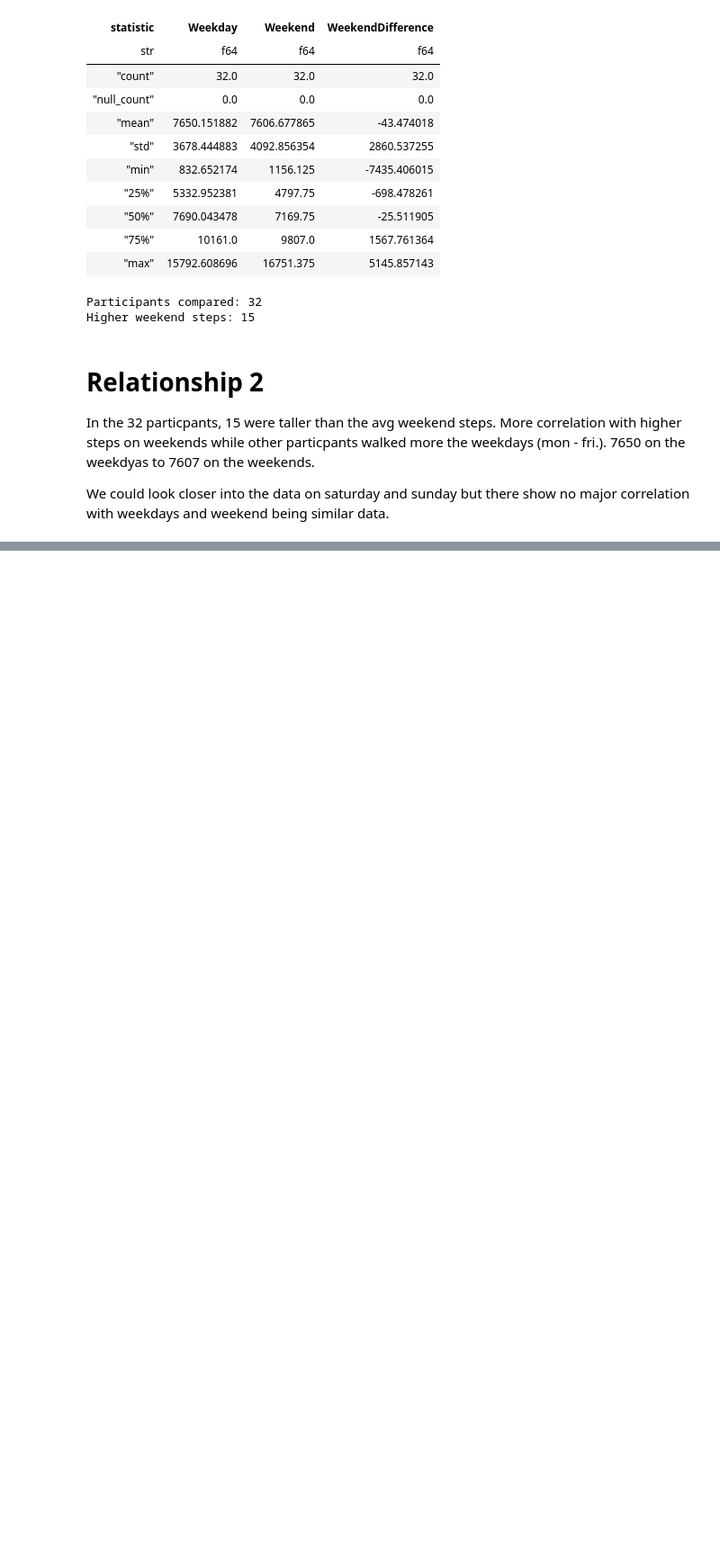
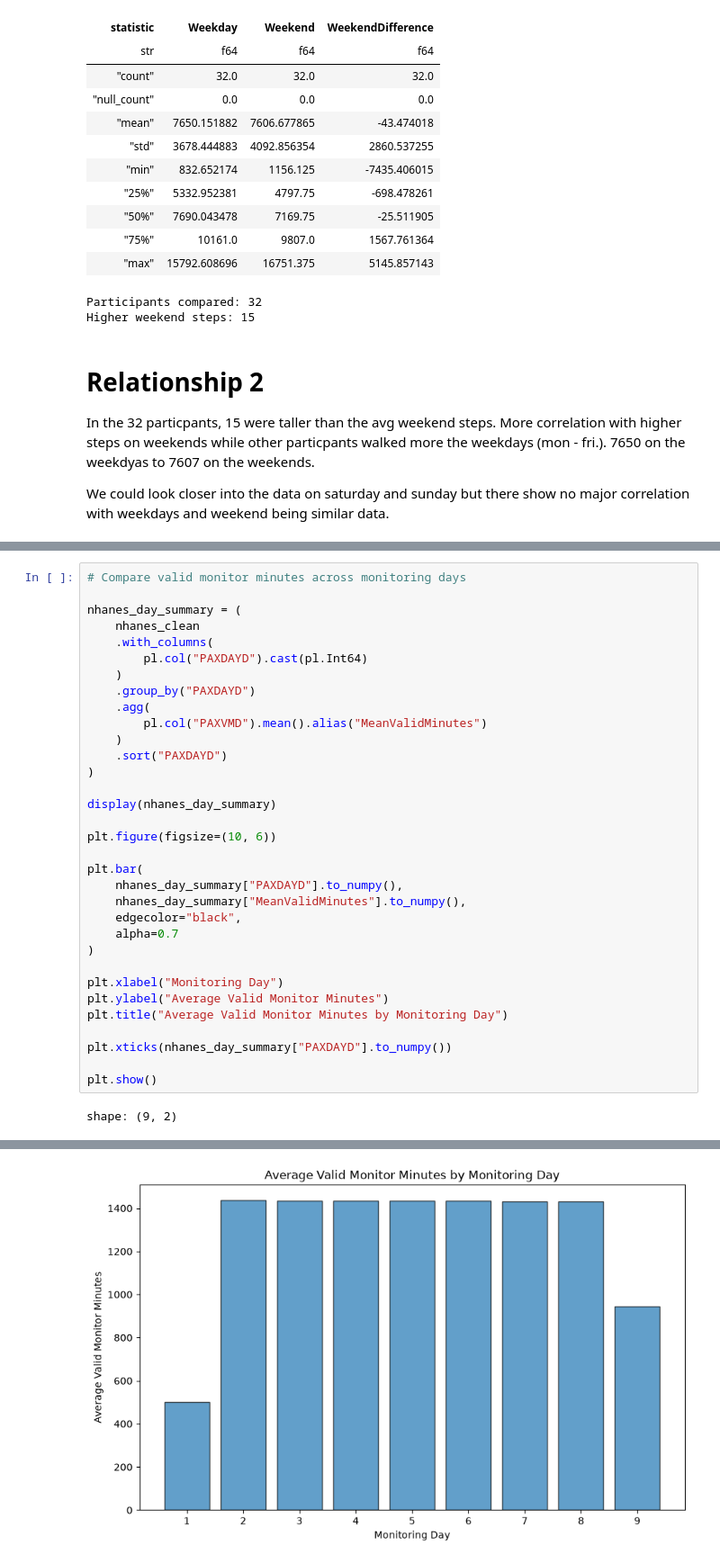
Before and after one commit to gcisne4/cs418-Fitness-Analytics, a Jupyter notebook: eda.ipynb, the cells around one changed output, grey strips where cells are left out. Shown at 90% size. Saved outputs shown, nothing was run; the diff lists cells and outputs as text; blank space fills up the shorter version.

```diff
--- a/eda.ipynb
+++ b/eda.ipynb
@@ -474,0 +842,35 @@ We could look closer into the data on saturday and sunday but there show no majo
+# %%
+# Compare valid monitor minutes across monitoring days
+
+nhanes_day_summary = (
+    nhanes_clean
+    .with_columns(
+        pl.col("PAXDAYD").cast(pl.Int64)
+    )
+    .group_by("PAXDAYD")
+    .agg(
+        pl.col("PAXVMD").mean().alias("MeanValidMinutes")
+    )
+    .sort("PAXDAYD")
+)
+
+display(nhanes_day_summary)
+
+plt.figure(figsize=(10, 6))
+
+plt.bar(
+    nhanes_day_summary["PAXDAYD"].to_numpy(),
+    nhanes_day_summary["MeanValidMinutes"].to_numpy(),
+    edgecolor="black",
+    alpha=0.7
+)
+
+plt.xlabel("Monitoring Day")
+plt.ylabel("Average Valid Monitor Minutes")
+plt.title("Average Valid Monitor Minutes by Monitoring Day")
+
+plt.xticks(nhanes_day_summary["PAXDAYD"].to_numpy())
+
+plt.show()
+# %% [output]
+shape: (9, 2)
@@ -474,0 +888 @@ We could look closer into the data on saturday and sunday but there show no majo
+[figure, added]
```
Also changed, not shown: parts of 37 cells of this notebook, 2 other files.
